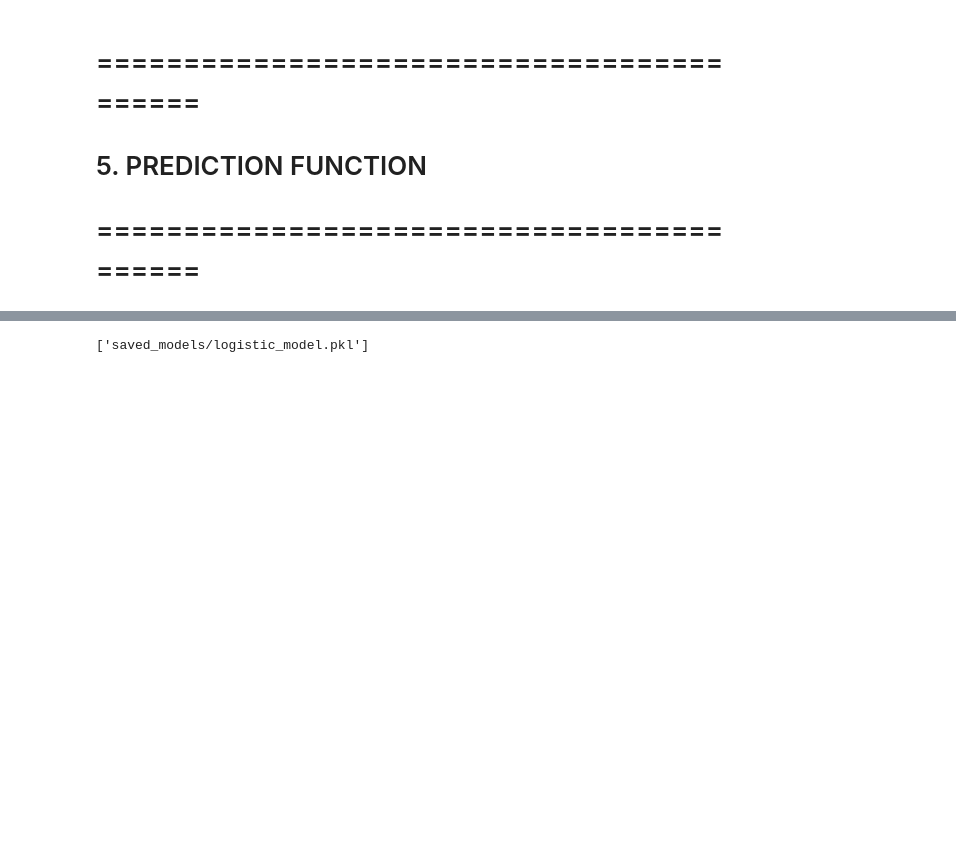
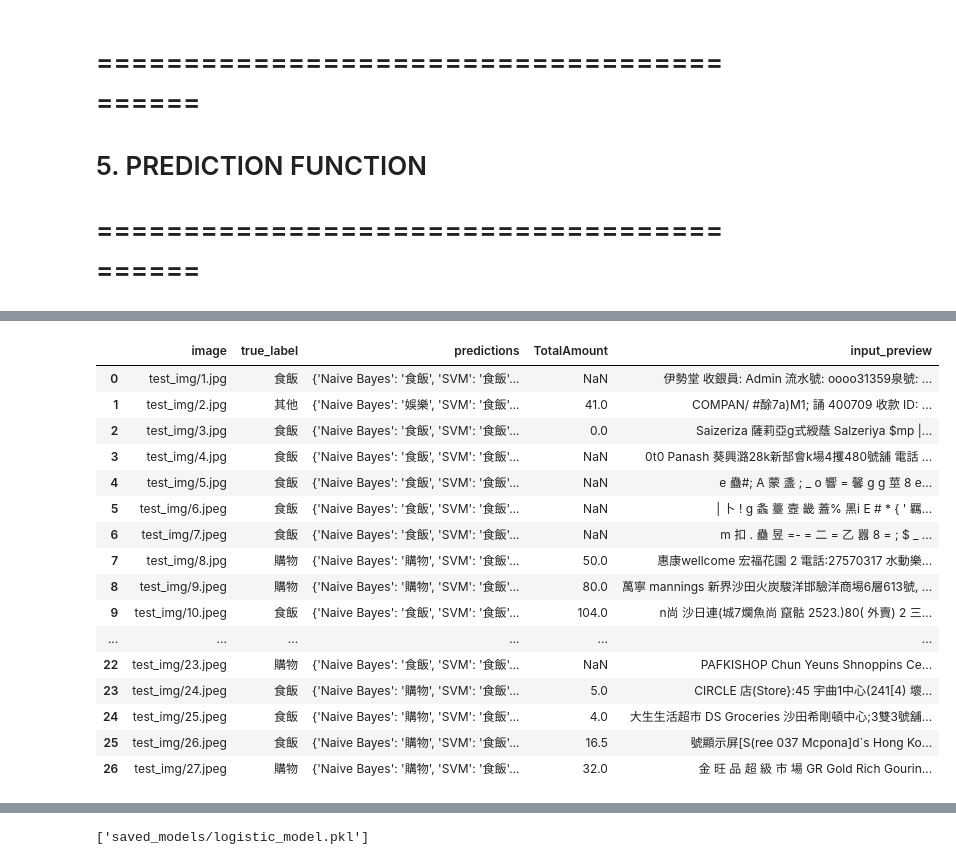
Before and after one commit to EAAI-smart-spend/classification, a Jupyter notebook: Classification.ipynb, the cells around one changed output, grey strips where cells are left out. Cells and saved outputs as stored; diff of their text form; code cells hidden in the pictures; blank space fills up the shorter version.

```diff
--- a/Classification.ipynb
+++ b/Classification.ipynb
@@ -610,0 +729,21 @@ predict_expense('恐龍毛公仔')
+# %%
+result_df = pd.DataFrame(results)
+display(result_df)
+# %% [output]
+|  | image | true_label | predictions | TotalAmount | input_preview |
+| 0 | test_img/1.jpg | 食飯 | {'Naive Bayes': '食飯', 'SVM': '食飯'... | NaN | 伊勢堂 收銀員: Admin 流水號: oooo31359泉號: ... |
+| 1 | test_img/2.jpg | 其他 | {'Naive Bayes': '娛樂', 'SVM': '食飯'... | 41.0 | COMPAN/ #酴7a)M1; 誦 400709 收款 ID: ... |
+| 2 | test_img/3.jpg | 食飯 | {'Naive Bayes': '食飯', 'SVM': '食飯'... | 0.0 | Saizeriza 薩莉亞g式綬蔭 Salzeriya $mp |... |
+| 3 | test_img/4.jpg | 食飯 | {'Naive Bayes': '食飯', 'SVM': '食飯'... | NaN | 0t0 Panash 葵興潞28k新郜會k場4攫480號舖 電話 ... |
+| 4 | test_img/5.jpg | 食飯 | {'Naive Bayes': '食飯', 'SVM': '食飯'... | NaN | e 蠱#; A 蒙 盞 ; _ o 響 = 馨 g g 莖 8 e... |
+| 5 | test_img/6.jpeg | 食飯 | {'Naive Bayes': '食飯', 'SVM': '食飯'... | NaN | | 卜 ! g 螽 薹 壼 畿 蓋% 黑i E # * { ' 羈... |
+| 6 | test_img/7.jpeg | 食飯 | {'Naive Bayes': '食飯', 'SVM': '食飯'... | NaN | m 扣 . 蠱 昱 =- = 二 = 乙 囂 8 = ; $ _ ... |
+| 7 | test_img/8.jpg | 購物 | {'Naive Bayes': '購物', 'SVM': '食飯'... | 50.0 | 惠康wellcome 宏福花園 2 電話:27570317 水動樂... |
+| 8 | test_img/9.jpeg | 購物 | {'Naive Bayes': '購物', 'SVM': '食飯'... | 80.0 | 萬寧 mannings 新界沙田火炭駿洋邯驗洋商埸6層613號, ... |
+| 9 | test_img/10.jpeg | 食飯 | {'Naive Bayes': '食飯', 'SVM': '食飯'... | 104.0 | n尚 沙日連(城7爛魚尚 竄骷 2523.)80( 外賣) 2 三... |
+| ... | ... | ... | ... | ... | ... |
+| 22 | test_img/23.jpeg | 購物 | {'Naive Bayes': '食飯', 'SVM': '食飯'... | NaN | PAFKISHOP Chun Yeuns Shnoppins Ce... |
+| 23 | test_img/24.jpeg | 食飯 | {'Naive Bayes': '購物', 'SVM': '食飯'... | 5.0 | CIRCLE 店(Store}:45 宇曲1中心(241[4) 壞... |
+| 24 | test_img/25.jpeg | 食飯 | {'Naive Bayes': '購物', 'SVM': '食飯'... | 4.0 | 大生生活超市 DS Groceries 沙田希剛頓中心;3雙3號舖... |
+| 25 | test_img/26.jpeg | 食飯 | {'Naive Bayes': '購物', 'SVM': '食飯'... | 16.5 | 號顯示屏[S(ree 037 Mcpona]d`s Hong Ko... |
+| 26 | test_img/27.jpeg | 購物 | {'Naive Bayes': '購物', 'SVM': '食飯'... | 32.0 | 金 旺 品 超 級 市 場 GR Gold Rich Gourin... |
```
Also changed, not shown: parts of 13 cells of this notebook, 42 other files.
